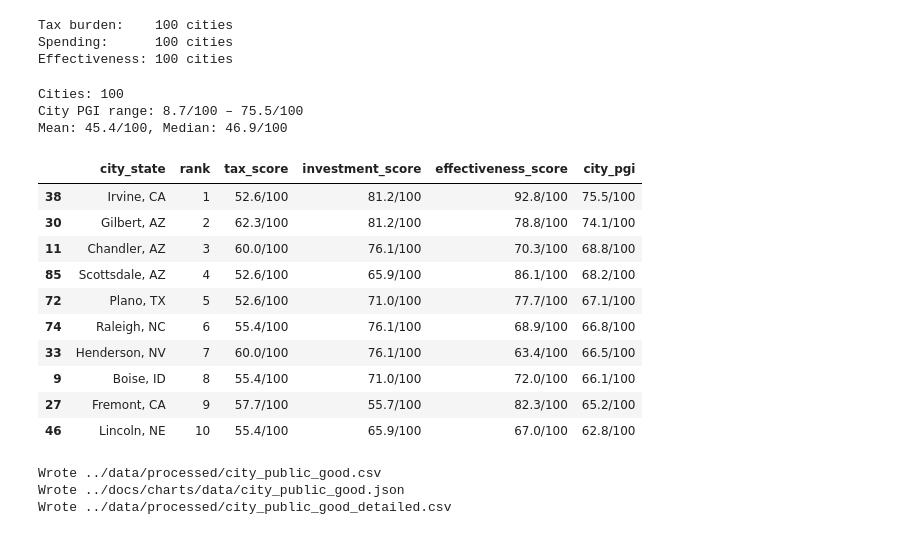
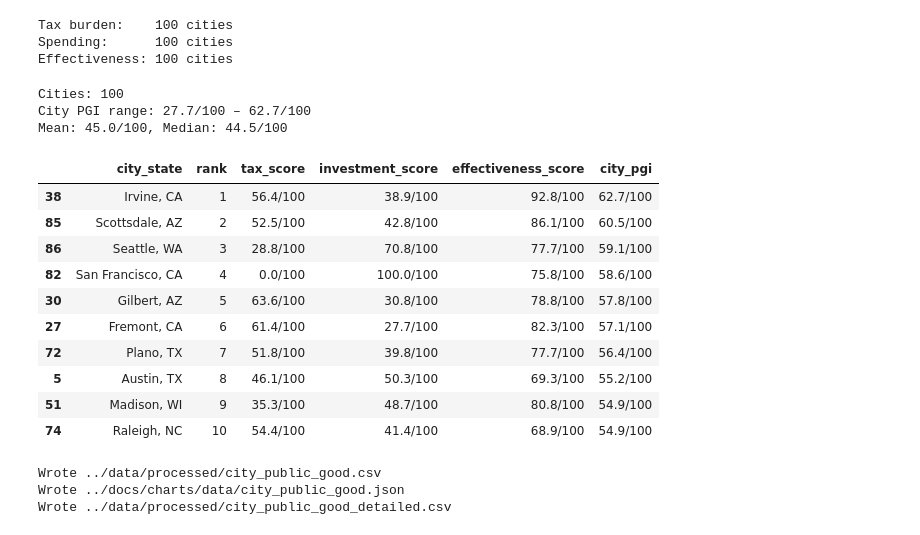
Before and after one commit to mckornfield/public-good-index, a Jupyter notebook: notebooks/08_city_public_good.ipynb, the cells around one changed output. Drawn from its saved outputs; the diff is of its cells as text; code cells hidden in the pictures.

```diff
--- a/notebooks/08_city_public_good.ipynb
+++ b/notebooks/08_city_public_good.ipynb
@@ -47,51 +47,52 @@ Effectiveness: 100 cities
 # %%
 # Merge all sub-metrics
 combined = tax[["city", "city_state", "state", "population", "lat", "lon", "tax_per_capita"]].merge(
-    spending[["city_state", "investment_ratio"]], on="city_state", how="inner"
+    spending[["city_state", "investment_per_capita"]], on="city_state", how="inner"
 ).merge(
     effectiveness[["city_state", "composite_score"]], on="city_state", how="inner"
 )
 
 # Normalize each sub-metric (CPI-style)
+# tax_per_capita and investment_per_capita are already COL-adjusted from notebooks 05/06
 combined["tax_score"] = normalize_zscore(combined["tax_per_capita"], invert=True)
-combined["investment_score"] = normalize_zscore(combined["investment_ratio"])
+combined["investment_score"] = normalize_zscore(combined["investment_per_capita"])
 combined["effectiveness_score"] = normalize_zscore(combined["composite_score"])
 
 # City Public Good Index = simple average
 combined["city_pgi"] = (
     combined["tax_score"]
     + combined["investment_score"]
     + combined["effectiveness_score"]
 ) / 3
 
 # Rank (1 = best)
 combined["rank"] = combined["city_pgi"].rank(ascending=False).astype(int)
 
 print(f"Cities: {len(combined)}")
-print(f"City PGI range: {combined['city_pgi'].min():.1f}/100 \u2013 {combined['city_pgi'].max():.1f}/100")
+print(f"City PGI range: {combined['city_pgi'].min():.1f}/100 – {combined['city_pgi'].max():.1f}/100")
 print(f"Mean: {combined['city_pgi'].mean():.1f}/100, Median: {combined['city_pgi'].median():.1f}/100")
 
 # Display top 10
 display_df = combined[["city_state", "rank", "tax_score", "investment_score",
                         "effectiveness_score", "city_pgi"]].copy()
 for col in ["tax_score", "investment_score", "effectiveness_score", "city_pgi"]:
     display_df[col] = display_df[col].apply(lambda x: f"{x:.1f}/100")
 display_df.sort_values("rank").head(10)
 # %% [output]
 Cities: 100
-City PGI range: 8.7/100 – 75.5/100
-Mean: 45.4/100, Median: 46.9/100
+City PGI range: 27.7/100 – 62.7/100
+Mean: 45.0/100, Median: 44.5/100
 |  | city_state | rank | tax_score | investment_score | effectiveness_score | city_pgi |
-| 38 | Irvine, CA | 1 | 52.6/100 | 81.2/100 | 92.8/100 | 75.5/100 |
-| 30 | Gilbert, AZ | 2 | 62.3/100 | 81.2/100 | 78.8/100 | 74.1/100 |
-| 11 | Chandler, AZ | 3 | 60.0/100 | 76.1/100 | 70.3/100 | 68.8/100 |
-| 85 | Scottsdale, AZ | 4 | 52.6/100 | 65.9/100 | 86.1/100 | 68.2/100 |
-| 72 | Plano, TX | 5 | 52.6/100 | 71.0/100 | 77.7/100 | 67.1/100 |
-| 74 | Raleigh, NC | 6 | 55.4/100 | 76.1/100 | 68.9/100 | 66.8/100 |
-| 33 | Henderson, NV | 7 | 60.0/100 | 76.1/100 | 63.4/100 | 66.5/100 |
-| 9 | Boise, ID | 8 | 55.4/100 | 71.0/100 | 72.0/100 | 66.1/100 |
-| 27 | Fremont, CA | 9 | 57.7/100 | 55.7/100 | 82.3/100 | 65.2/100 |
-| 46 | Lincoln, NE | 10 | 55.4/100 | 65.9/100 | 67.0/100 | 62.8/100 |
+| 38 | Irvine, CA | 1 | 56.4/100 | 38.9/100 | 92.8/100 | 62.7/100 |
+| 85 | Scottsdale, AZ | 2 | 52.5/100 | 42.8/100 | 86.1/100 | 60.5/100 |
+| 86 | Seattle, WA | 3 | 28.8/100 | 70.8/100 | 77.7/100 | 59.1/100 |
+| 82 | San Francisco, CA | 4 | 0.0/100 | 100.0/100 | 75.8/100 | 58.6/100 |
+| 30 | Gilbert, AZ | 5 | 63.6/100 | 30.8/100 | 78.8/100 | 57.8/100 |
+| 27 | Fremont, CA | 6 | 61.4/100 | 27.7/100 | 82.3/100 | 57.1/100 |
+| 72 | Plano, TX | 7 | 51.8/100 | 39.8/100 | 77.7/100 | 56.4/100 |
+| 5 | Austin, TX | 8 | 46.1/100 | 50.3/100 | 69.3/100 | 55.2/100 |
+| 51 | Madison, WI | 9 | 35.3/100 | 48.7/100 | 80.8/100 | 54.9/100 |
+| 74 | Raleigh, NC | 10 | 54.4/100 | 41.4/100 | 68.9/100 | 54.9/100 |
 # %%
 # Export results
 score_cols = ["city", "city_state", "state", "population", "lat", "lon", "rank",
```
Also changed, not shown: parts of 3 cells of this notebook, 26 other files.
